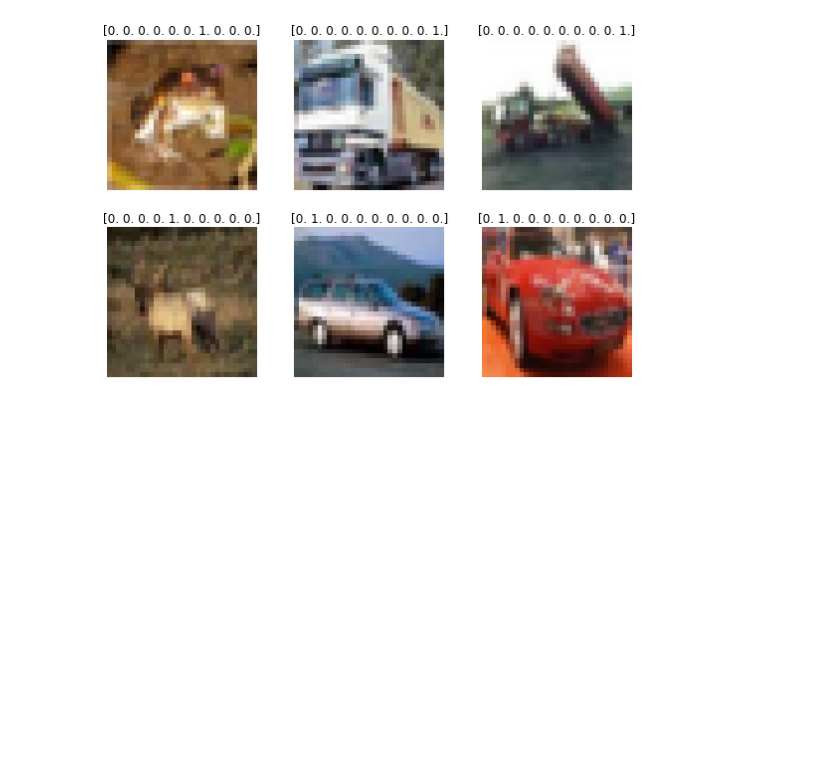
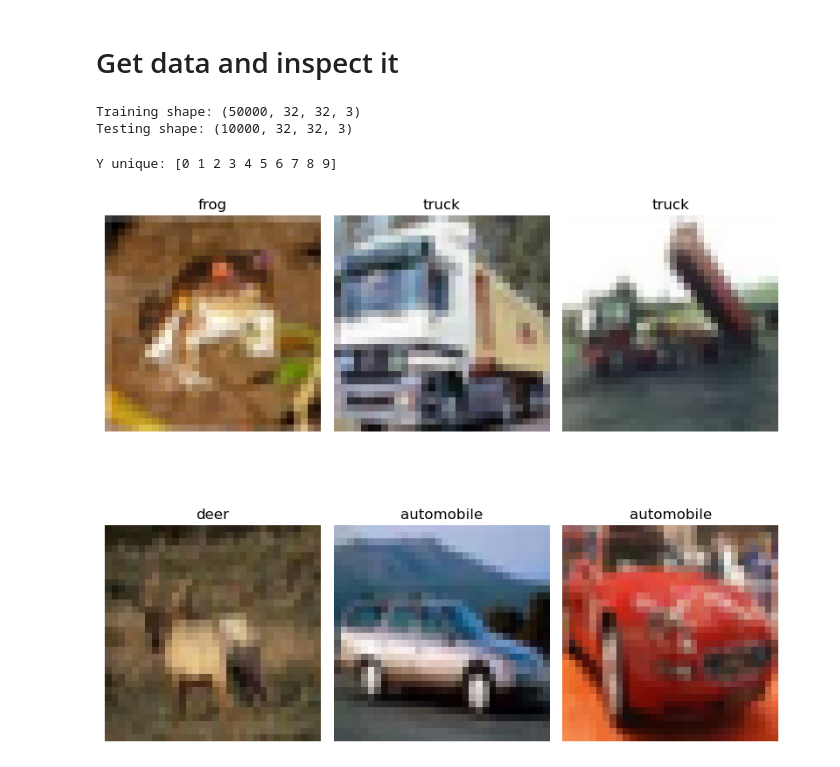
Before and after one commit to Celsuss/Residual_Attention_Network_for_Image_Classification, a Jupyter notebook: training.ipynb, the cells around one changed output. Cells and saved outputs as stored; diff of their text form; code cells hidden in the pictures; blank space fills up the shorter version.

```diff
--- a/training.ipynb
+++ b/training.ipynb
@@ -23,7 +21,37 @@ channels = x_test.shape[3]
+# %% [markdown]
+# Get data and inspect it
+# %%
+(x_train, y_train), (x_test, y_test) = keras.datasets.cifar10.load_data()
+# %%
+img_height = x_test.shape[1]
+img_width = x_test.shape[2]
+channels = x_test.shape[3]
+print('Training shape: {} \nTesting shape: {}'.format(x_train.shape, x_test.shape))
+# %% [output]
+Training shape: (50000, 32, 32, 3)
+Testing shape: (10000, 32, 32, 3)
+# %%
+y_unique = np.unique(y_train)
+label_map = {
+    0: 'airplane',
+    1: 'automobile',
+    2: 'bird',
+    3: 'cat',
+    4: 'deer',
+    5: 'dog',
+    6: 'frog',
+    7: 'horse',
+    8: 'ship',
+    9: 'truck',
+}
+print('Y unique: {}'.format(y_unique))
+# %% [output]
+Y unique: [0 1 2 3 4 5 6 7 8 9]
 # %%
 n_draw_images = 6
 draw_images = x_train[:n_draw_images]
 draw_labels = y_train[:n_draw_images]
+draw_labels = [label_map[label[0]] for label in draw_labels]
 utils.drawImages(draw_images, draw_labels)
 # %% [output]
-[figure, old version]
+[figure, new version]
```
Also changed, not shown: parts of 19 cells of this notebook, 1 other file.
